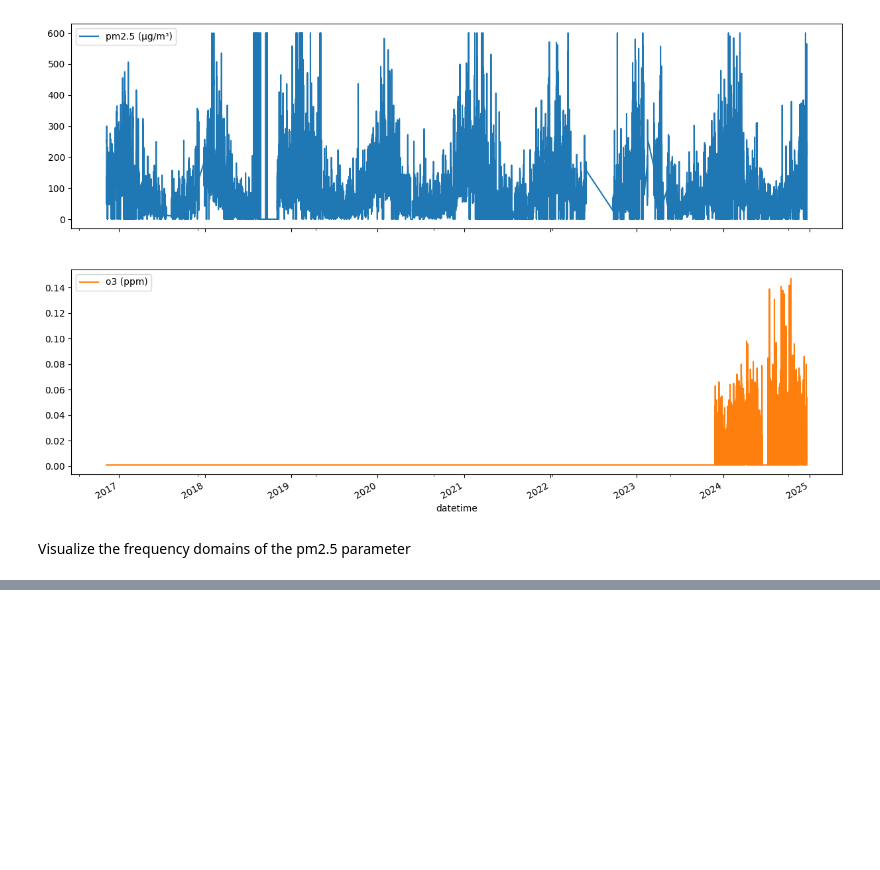
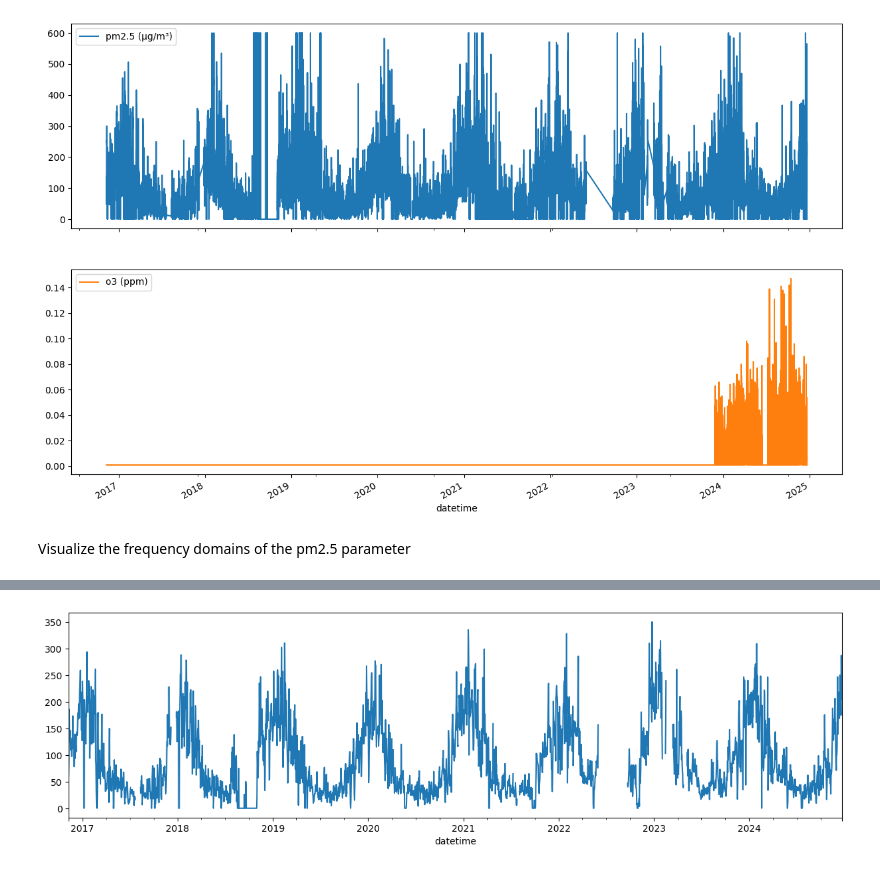
Before and after one commit to cpi-knights/dl-workspace, a Jupyter notebook: aqi_prediction/training.ipynb, the cells around one changed output, grey strips where cells are left out. Drawn from its saved outputs; the diff is of its cells as text; code cells hidden in the pictures; blank space fills up the shorter version.

```diff
--- a/aqi_prediction/training.ipynb
+++ b/aqi_prediction/training.ipynb
@@ -62,2 +62,17 @@ _ = plt.xlabel('Frequency (log scale)')
 # %%
 timestamp_s = date_time.map(pd.Timestamp.timestamp)
+# %%
+# Copy the dataframe and set index
+df2 = df.copy()
+df2['datetime'] = pd.to_datetime(df2['datetime'], format='ISO8601')
+df2.set_index('datetime', inplace=True)
+
+# Resample data to daily mean or hourly mean
+daily_pm25 = df2['pm2.5 (µg/m³)'].resample('D').mean()
+hourly_pm25 = df2['pm2.5 (µg/m³)'].resample('h').mean()
+
+# Plot to check trends
+plot_features = daily_pm25.copy()
+_ = plot_features.plot(figsize=(15, 4), subplots=True)
+# %% [output]
+[figure, added]
```
Also changed, not shown: parts of 24 cells of this notebook, 3 other files.
